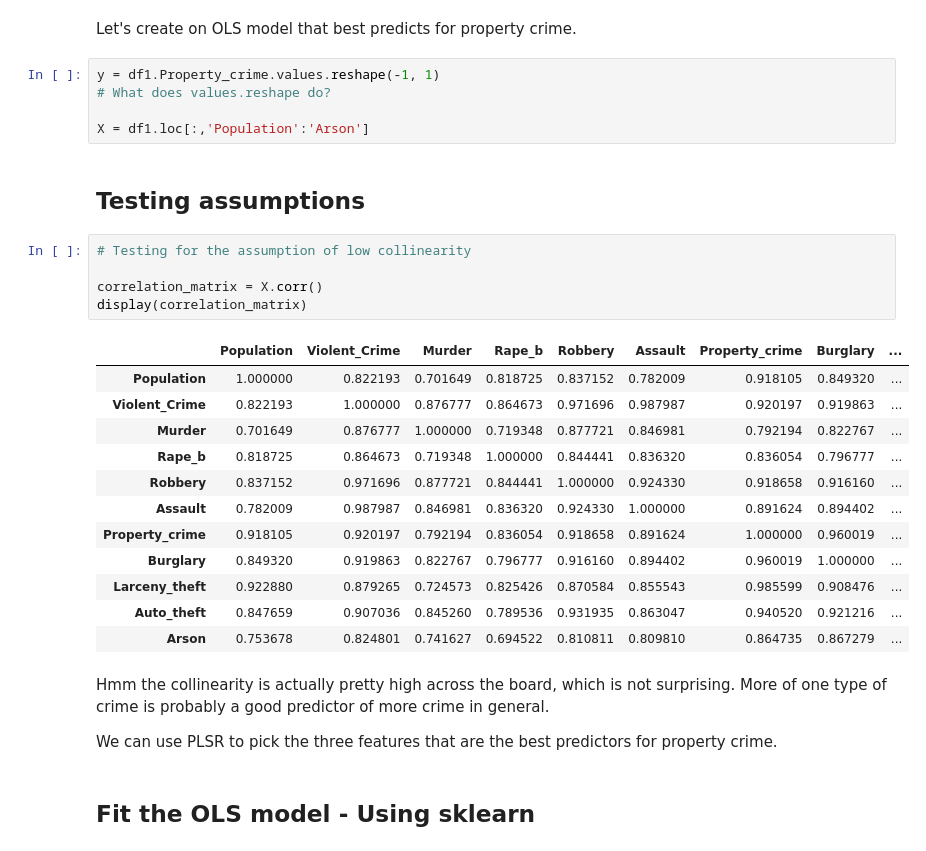
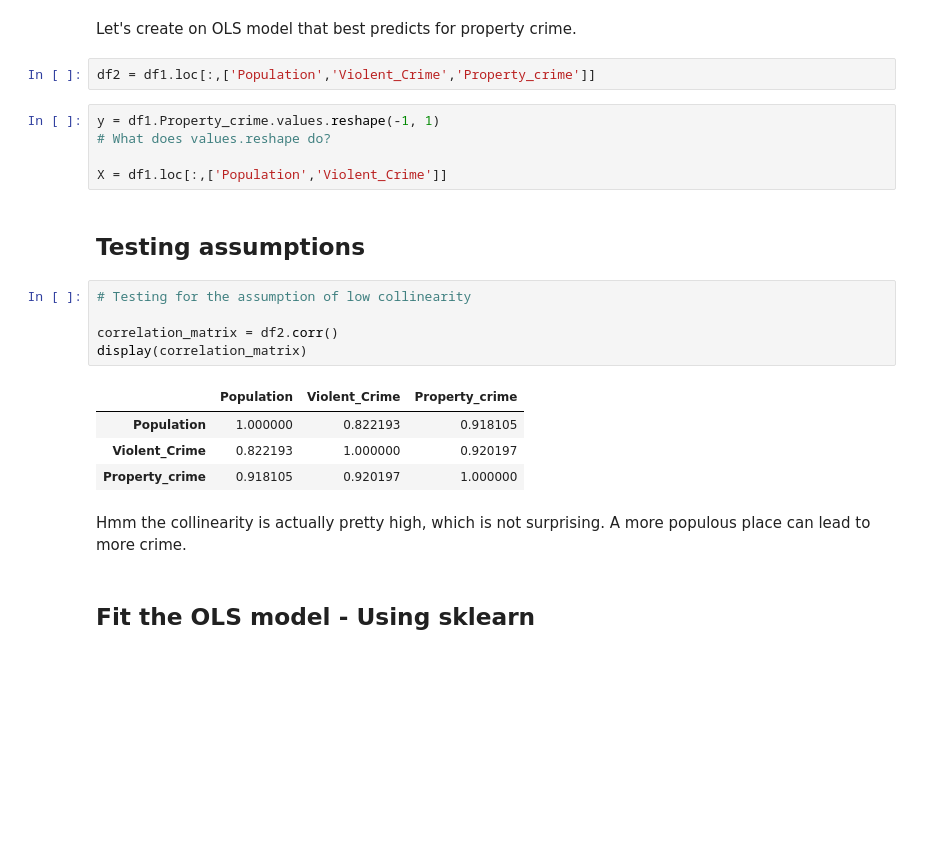
Before and after one commit to jlinGG/Thinkful-DS-Bootcamp, a Jupyter notebook: California-2013-crime-data.ipynb, the cells around one changed output. Saved outputs shown, nothing was run; the diff lists cells and outputs as text; blank space fills up the shorter version.

```diff
--- a/California-2013-crime-data.ipynb
+++ b/California-2013-crime-data.ipynb
@@ -131,35 +133,27 @@ Looking at Property crime, its relationship between the other features look line
 # OLS Model
 # %% [markdown]
 Let's create on OLS model that best predicts for property crime.
+# %%
+df2 = df1.loc[:,['Population','Violent_Crime','Property_crime']]
 # %%
 y = df1.Property_crime.values.reshape(-1, 1)
 # What does values.reshape do?
 
-X = df1.loc[:,'Population':'Arson']
+X = df1.loc[:,['Population','Violent_Crime']]
 # %% [markdown]
 ## Testing assumptions
 # %%
 # Testing for the assumption of low collinearity
 
-correlation_matrix = X.corr()
+correlation_matrix = df2.corr()
 display(correlation_matrix)
 # %% [output]
-|  | Population | Violent_Crime | Murder | Rape_b | Robbery | Assault | Property_crime | Burglary | ... |
-| Population | 1.000000 | 0.822193 | 0.701649 | 0.818725 | 0.837152 | 0.782009 | 0.918105 | 0.849320 | ... |
-| Violent_Crime | 0.822193 | 1.000000 | 0.876777 | 0.864673 | 0.971696 | 0.987987 | 0.920197 | 0.919863 | ... |
-| Murder | 0.701649 | 0.876777 | 1.000000 | 0.719348 | 0.877721 | 0.846981 | 0.792194 | 0.822767 | ... |
-| Rape_b | 0.818725 | 0.864673 | 0.719348 | 1.000000 | 0.844441 | 0.836320 | 0.836054 | 0.796777 | ... |
-| Robbery | 0.837152 | 0.971696 | 0.877721 | 0.844441 | 1.000000 | 0.924330 | 0.918658 | 0.916160 | ... |
-| Assault | 0.782009 | 0.987987 | 0.846981 | 0.836320 | 0.924330 | 1.000000 | 0.891624 | 0.894402 | ... |
-| Property_crime | 0.918105 | 0.920197 | 0.792194 | 0.836054 | 0.918658 | 0.891624 | 1.000000 | 0.960019 | ... |
-| Burglary | 0.849320 | 0.919863 | 0.822767 | 0.796777 | 0.916160 | 0.894402 | 0.960019 | 1.000000 | ... |
-| Larceny_theft | 0.922880 | 0.879265 | 0.724573 | 0.825426 | 0.870584 | 0.855543 | 0.985599 | 0.908476 | ... |
-| Auto_theft | 0.847659 | 0.907036 | 0.845260 | 0.789536 | 0.931935 | 0.863047 | 0.940520 | 0.921216 | ... |
-| Arson | 0.753678 | 0.824801 | 0.741627 | 0.694522 | 0.810811 | 0.809810 | 0.864735 | 0.867279 | ... |
+|  | Population | Violent_Crime | Property_crime |
+| Population | 1.000000 | 0.822193 | 0.918105 |
+| Violent_Crime | 0.822193 | 1.000000 | 0.920197 |
+| Property_crime | 0.918105 | 0.920197 | 1.000000 |
-# %% [markdown]
-Hmm the collinearity is actually pretty high across the board, which is not surprising.  More of one type of crime is probably a good predictor of more crime in general.
-
-We can use PLSR to pick the three features that are the best predictors for property crime.
+# %% [markdown]
+Hmm the collinearity is actually pretty high, which is not surprising.  A more populous place can lead to more crime.
 # %% [markdown]
 ## Fit the OLS model - Using sklearn
 # %%
```
Also changed, not shown: parts of 36 cells of this notebook.
